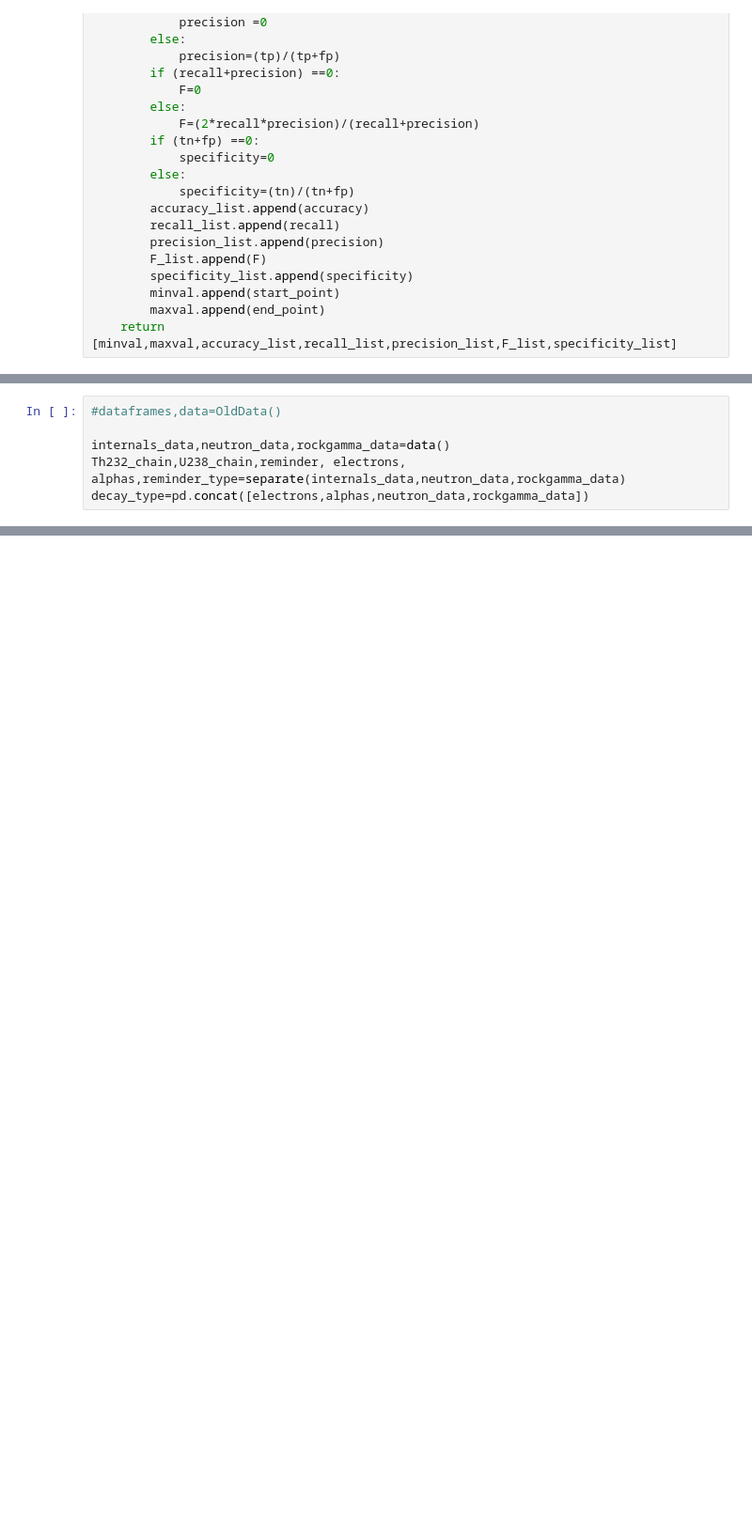
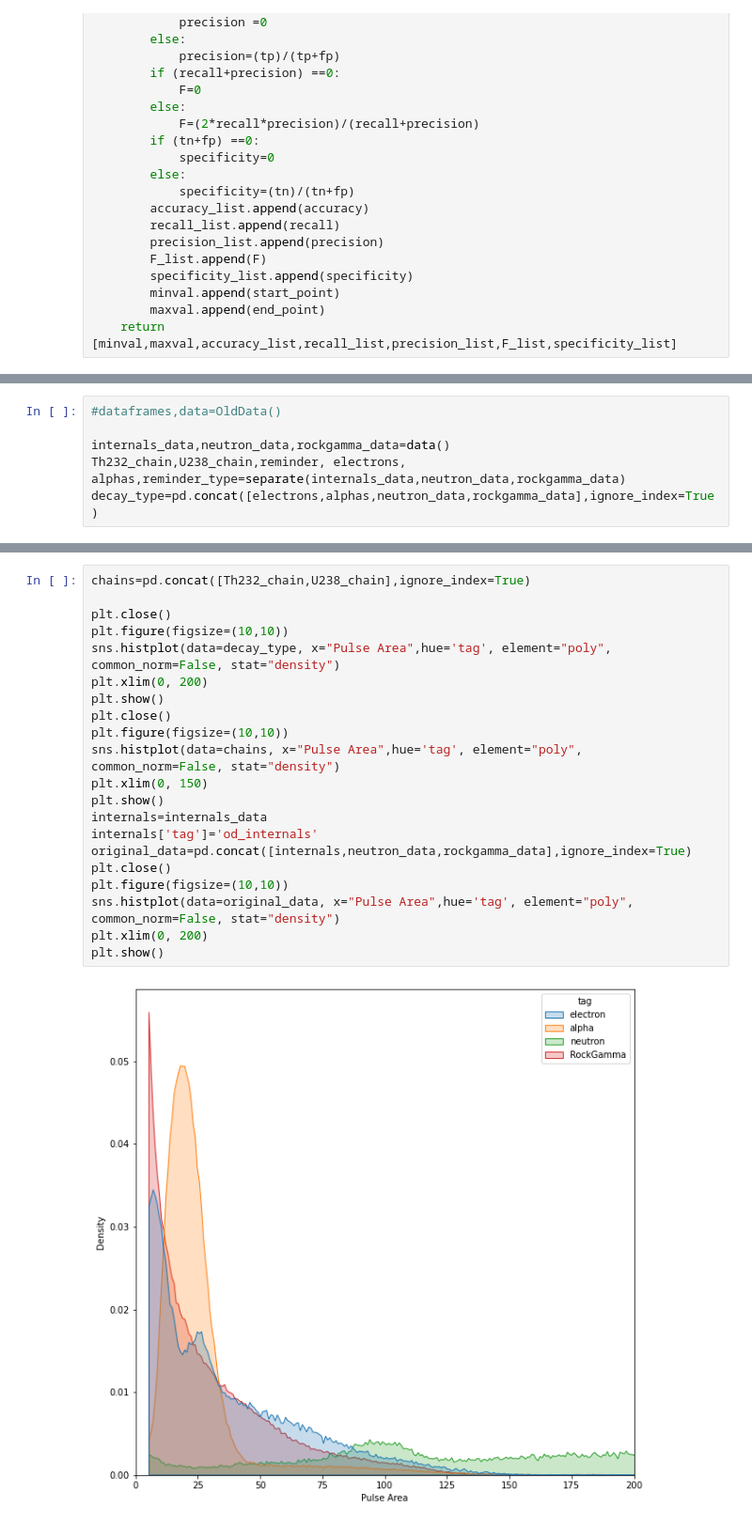
Before and after one commit to Thomas-Long1/LZ_analysis, a Jupyter notebook: LZ_data_analysis.ipynb, the cells around one changed output, grey strips where cells are left out. Shown at 94% size. Drawn from its saved outputs; the diff is of its cells as text; blank space fills up the shorter version.

```diff
--- a/LZ_data_analysis.ipynb
+++ b/LZ_data_analysis.ipynb
@@ -734,4 +716,4 @@ def multiclass(decay_type):
 
 internals_data,neutron_data,rockgamma_data=data()
 Th232_chain,U238_chain,reminder, electrons, alphas,reminder_type=separate(internals_data,neutron_data,rockgamma_data)
-decay_type=pd.concat([electrons,alphas,neutron_data,rockgamma_data])
+decay_type=pd.concat([electrons,alphas,neutron_data,rockgamma_data],ignore_index=True)
@@ -760,0 +779,23 @@ decay_type=pd.concat([electrons,alphas,neutron_data,rockgamma_data])
+# %%
+chains=pd.concat([Th232_chain,U238_chain],ignore_index=True)
+
+plt.close()
+plt.figure(figsize=(10,10))
+sns.histplot(data=decay_type, x="Pulse Area",hue='tag', element="poly", common_norm=False, stat="density")
+plt.xlim(0, 200)
+plt.show()
+plt.close()
+plt.figure(figsize=(10,10))
+sns.histplot(data=chains, x="Pulse Area",hue='tag', element="poly", common_norm=False, stat="density")
+plt.xlim(0, 150)
+plt.show()
+internals=internals_data
+internals['tag']='od_internals'
+original_data=pd.concat([internals,neutron_data,rockgamma_data],ignore_index=True)
+plt.close()
+plt.figure(figsize=(10,10))
+sns.histplot(data=original_data, x="Pulse Area",hue='tag', element="poly", common_norm=False, stat="density")
+plt.xlim(0, 200)
+plt.show()
+# %% [output]
+[figure, added]
```
Also changed, not shown: parts of 25 cells of this notebook.
